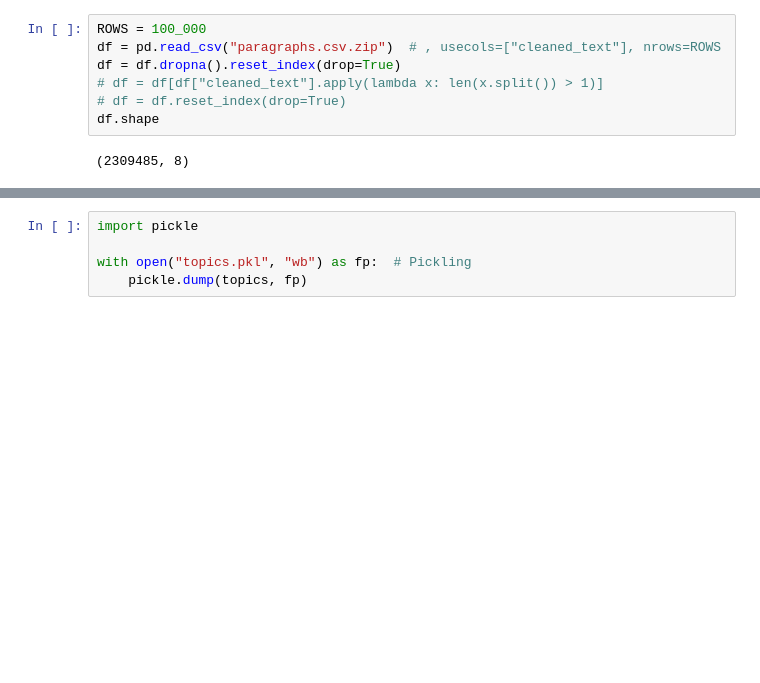
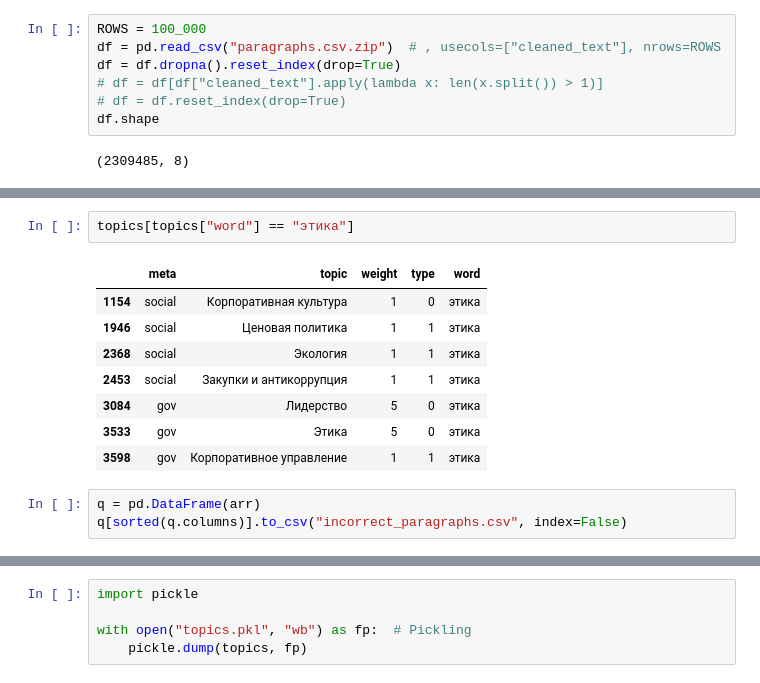
Before and after one commit to tarasovEgor/ESG_Reports, a Jupyter notebook: topics/all_topics_with_expert.ipynb, the cells around one changed output, grey strips where cells are left out. Saved outputs shown, nothing was run; the diff lists cells and outputs as text; blank space fills up the shorter version.

```diff
--- a/topics/all_topics_with_expert.ipynb
+++ b/topics/all_topics_with_expert.ipynb
@@ -168,0 +377,14 @@ df.shape
+# %%
+topics[topics["word"] == "этика"]
+# %% [output]
+|  | meta | topic | weight | type | word |
+| 1154 | social | Корпоративная культура | 1 | 0 | этика |
+| 1946 | social | Ценовая политика | 1 | 1 | этика |
+| 2368 | social | Экология | 1 | 1 | этика |
+| 2453 | social | Закупки и антикоррупция | 1 | 1 | этика |
+| 3084 | gov | Лидерство | 5 | 0 | этика |
+| 3533 | gov | Этика | 5 | 0 | этика |
+| 3598 | gov | Корпоративное управление | 1 | 1 | этика |
+# %%
+q = pd.DataFrame(arr)
+q[sorted(q.columns)].to_csv("incorrect_paragraphs.csv", index=False)
```
Also changed, not shown: parts of 28 cells of this notebook.
